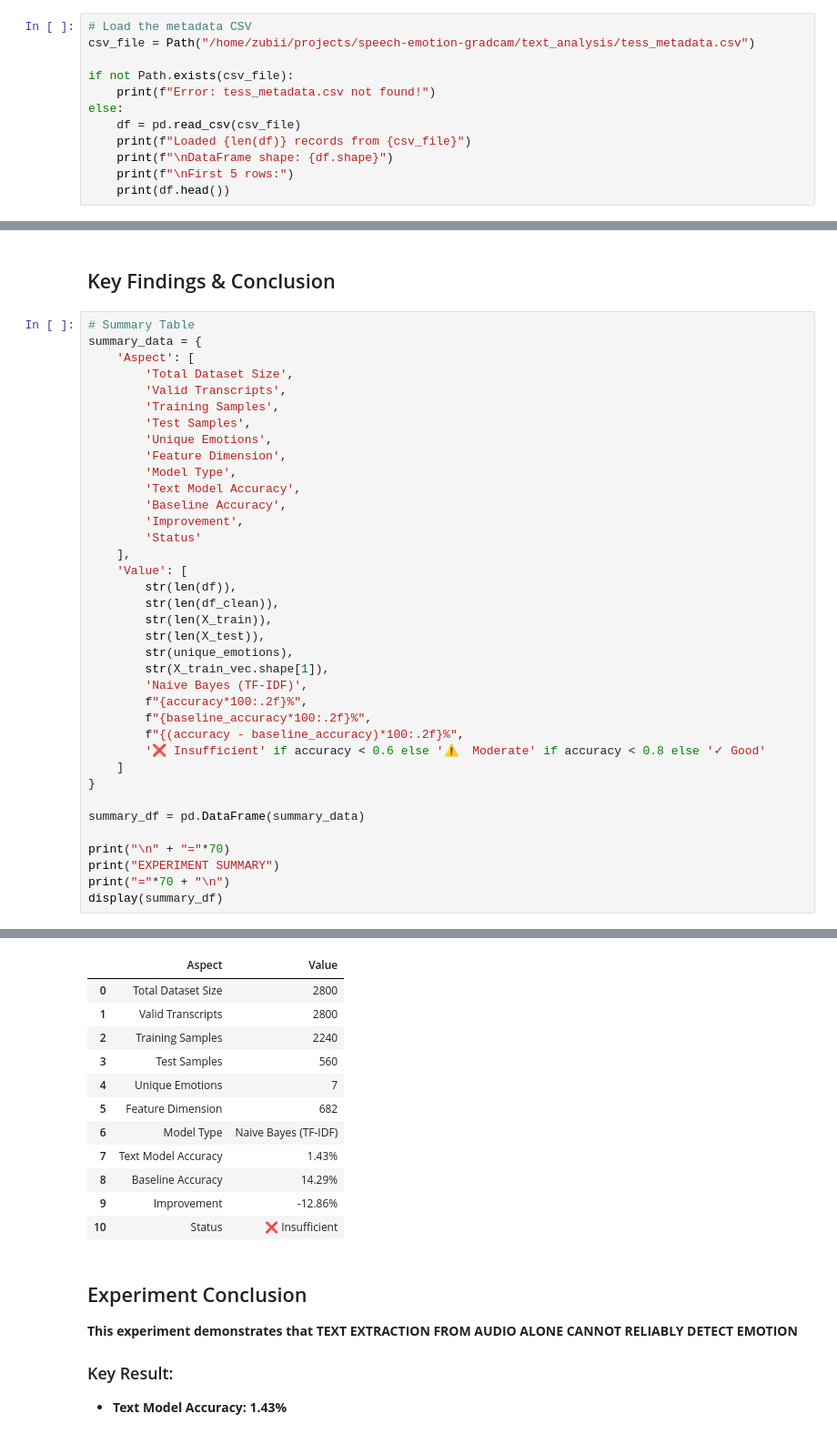
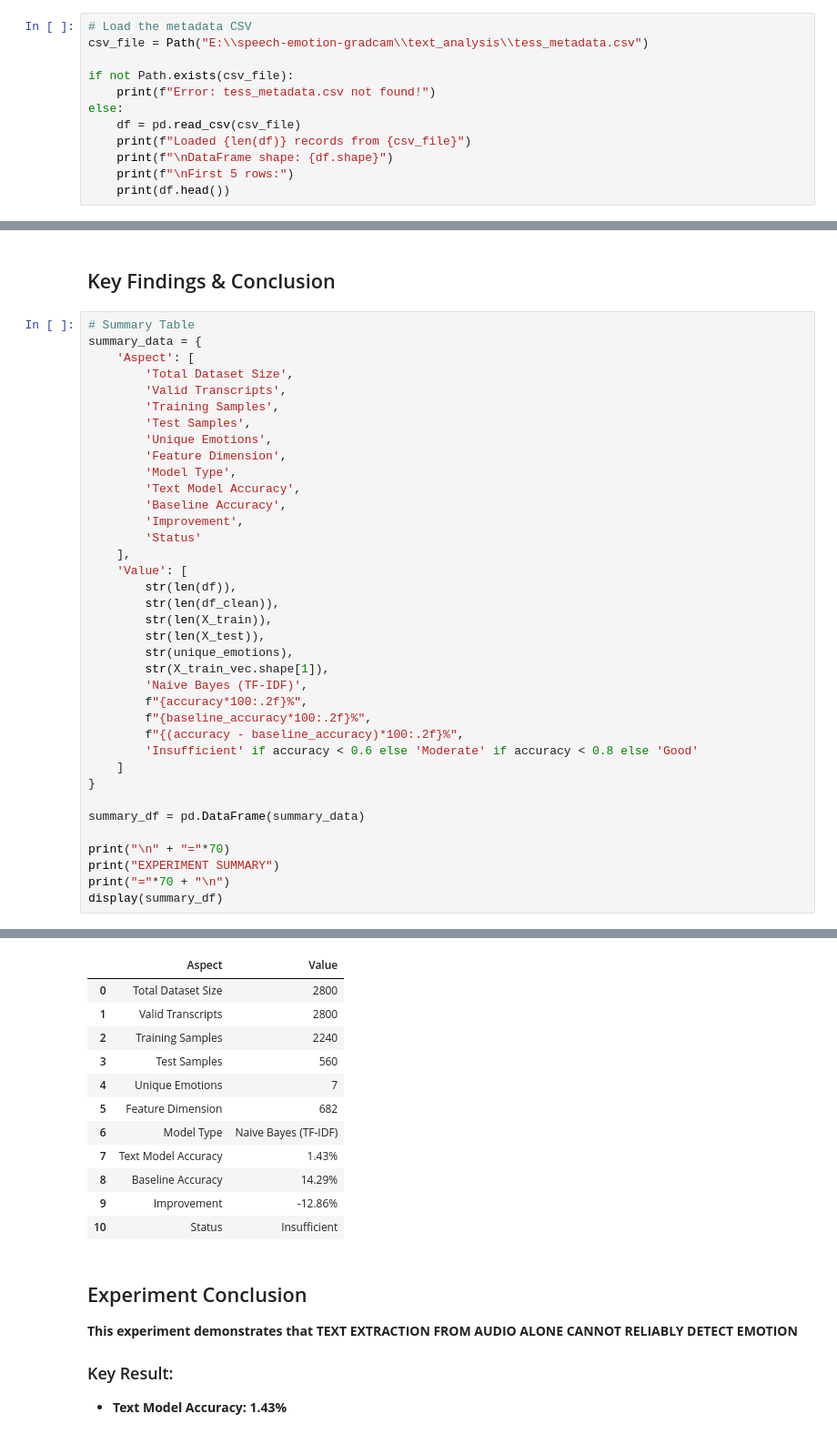
Before and after one commit to zubiiabbasi/speech-emotion-gradcam, a Jupyter notebook: text_analysis/text_emotion_analysis.ipynb, the cells around one changed output, grey strips where cells are left out. Shown: that part at 91% size. Cells and saved outputs as stored; diff of their text form.

```diff
--- a/text_analysis/text_emotion_analysis.ipynb
+++ b/text_analysis/text_emotion_analysis.ipynb
@@ -19,7 +18,7 @@ plt.rcParams['figure.figsize'] = (12, 6)
 ## Load Metadata CSV
 # %%
 # Load the metadata CSV
-csv_file = Path("/home/zubii/projects/speech-emotion-gradcam/text_analysis/tess_metadata.csv")
+csv_file = Path("E:\\speech-emotion-gradcam\\text_analysis\\tess_metadata.csv")
 
 if not Path.exists(csv_file):
     print(f"Error: tess_metadata.csv not found!")
@@ -461,35 +460,35 @@ summary_data = {
         str(unique_emotions),
         str(X_train_vec.shape[1]),
         'Naive Bayes (TF-IDF)',
         f"{accuracy*100:.2f}%",
         f"{baseline_accuracy*100:.2f}%",
         f"{(accuracy - baseline_accuracy)*100:.2f}%",
-        '❌ Insufficient' if accuracy < 0.6 else '⚠️  Moderate' if accuracy < 0.8 else '✓ Good'
+        'Insufficient' if accuracy < 0.6 else 'Moderate' if accuracy < 0.8 else 'Good'
     ]
 }
 
 summary_df = pd.DataFrame(summary_data)
 
 print("\n" + "="*70)
 print("EXPERIMENT SUMMARY")
 print("="*70 + "\n")
 display(summary_df)
 # %% [output]
 ======================================================================
 EXPERIMENT SUMMARY
 ======================================================================
 |  | Aspect | Value |
 | 0 | Total Dataset Size | 2800 |
 | 1 | Valid Transcripts | 2800 |
 | 2 | Training Samples | 2240 |
 | 3 | Test Samples | 560 |
 | 4 | Unique Emotions | 7 |
 | 5 | Feature Dimension | 682 |
 | 6 | Model Type | Naive Bayes (TF-IDF) |
 | 7 | Text Model Accuracy | 1.43% |
 | 8 | Baseline Accuracy | 14.29% |
 | 9 | Improvement | -12.86% |
-| 10 | Status | ❌ Insufficient |
+| 10 | Status | Insufficient |
 # %% [markdown]
 ## Experiment Conclusion
 
```
Also changed, not shown: parts of 9 cells of this notebook, 2 other files.
